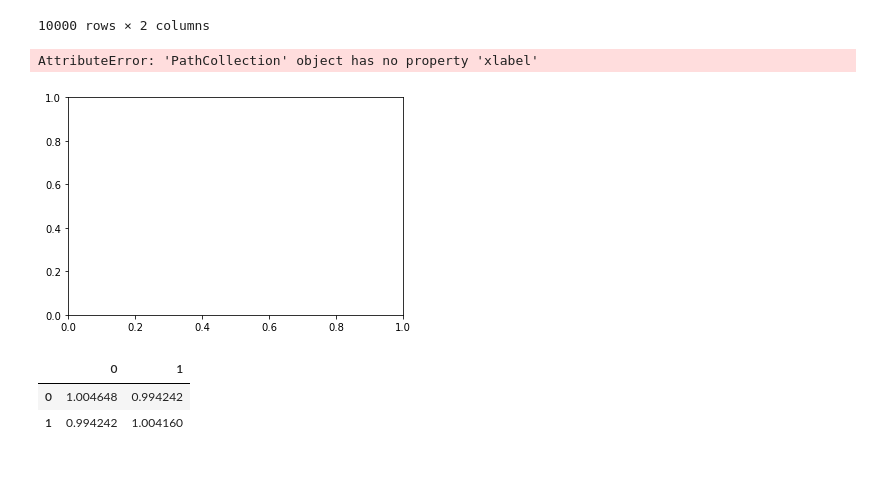
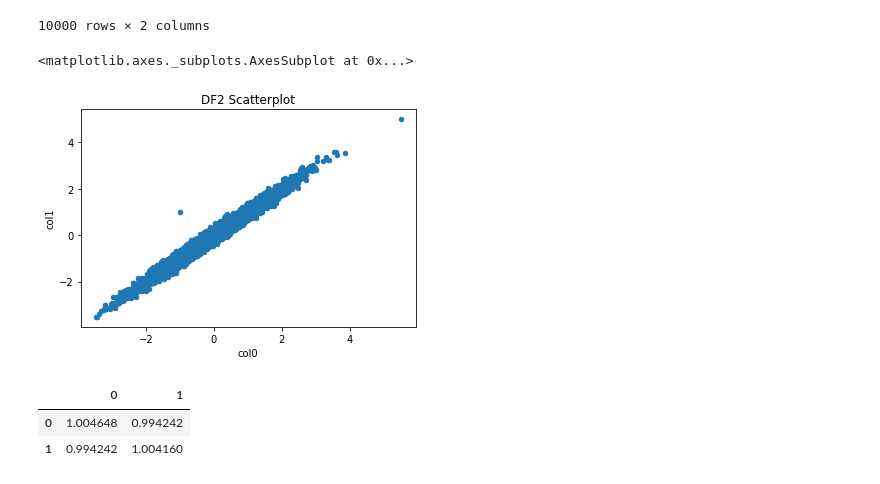
Before and after one commit to RickyMatsumoto/EE460J, a Jupyter notebook: HW2/Lab2_Notebook.ipynb, the cells around one changed output. Drawn from its saved outputs; the diff is of its cells as text; code cells hidden in the pictures.

Commit message:
fixed minor errors in problem 2 and 3

```diff
--- a/HW2/Lab2_Notebook.ipynb
+++ b/HW2/Lab2_Notebook.ipynb
@@ -86,8 +86,8 @@ plt.show()
 # %% [markdown]
 ## Problem 2
 # %%
-df2 = pd.read_csv('Lab2_Data/DF2')
-df2.drop("Unnamed: 0", axis = 1, inplace = True)
+df2 = pd.read_csv('Lab2_Data/DF2', dtype = 'float')
+df2.drop('Unnamed: 0', axis = 1, inplace = True)
 samples, featues = df2.shape
 display(df2)
 # %% [output]
@@ -105,11 +105,14 @@ display(df2)
 | 9999 | 1.207406 | 1.230797 |
 10000 rows × 2 columns
 # %%
-df2_sp = df2.plot.scatter(0, 1, xlabel = 'col0', ylabel = 'col1', title = 'DF2 Scatter Plot')
+df2_sp = df2.plot.scatter(0, 1)
+df2_sp.set_xlabel('col0')
+df2_sp.set_ylabel('col1')
+df2_sp.set_title('DF2 Scatterplot')
 display(df2_sp)
 # %% [output]
-AttributeError: 'PathCollection' object has no property 'xlabel'
+<matplotlib.axes._subplots.AxesSubplot at 0x...>
-[figure, old version]
+[figure, new version]
 # %%
 df2_cov = df2.cov()
 display(df2_cov)
```
Also changed, not shown: parts of 1 cell of this notebook.
